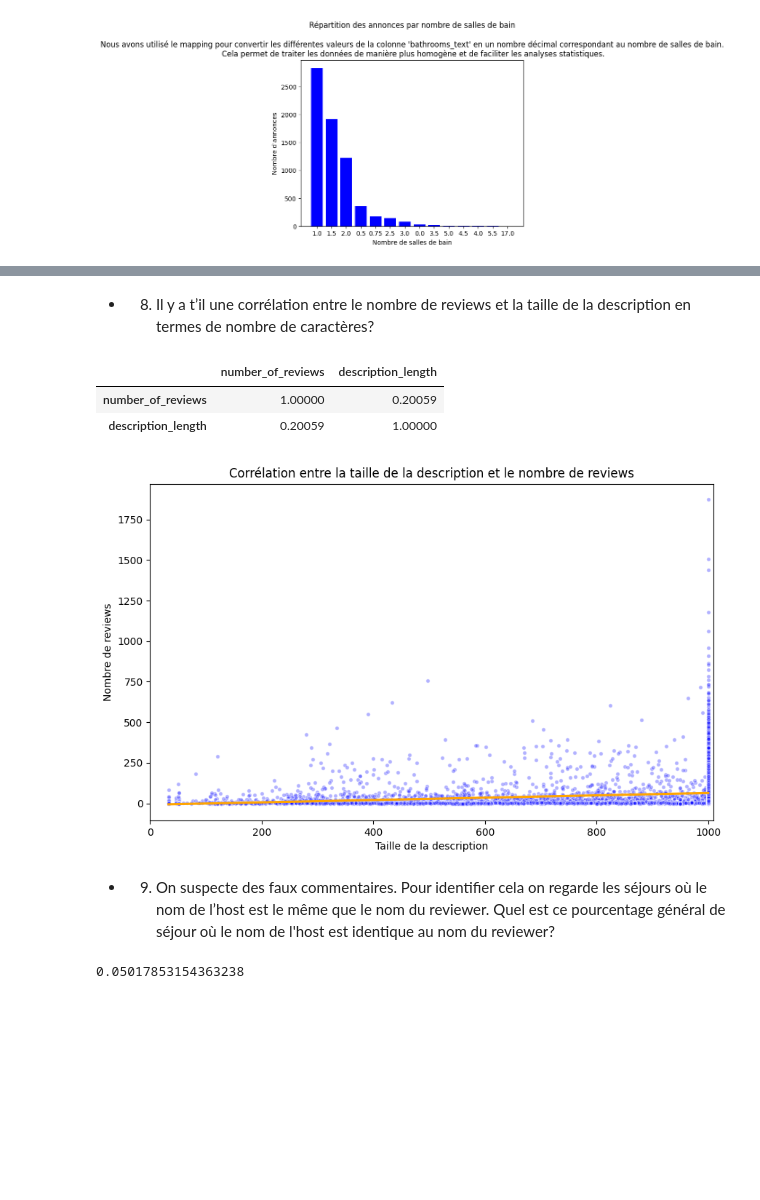
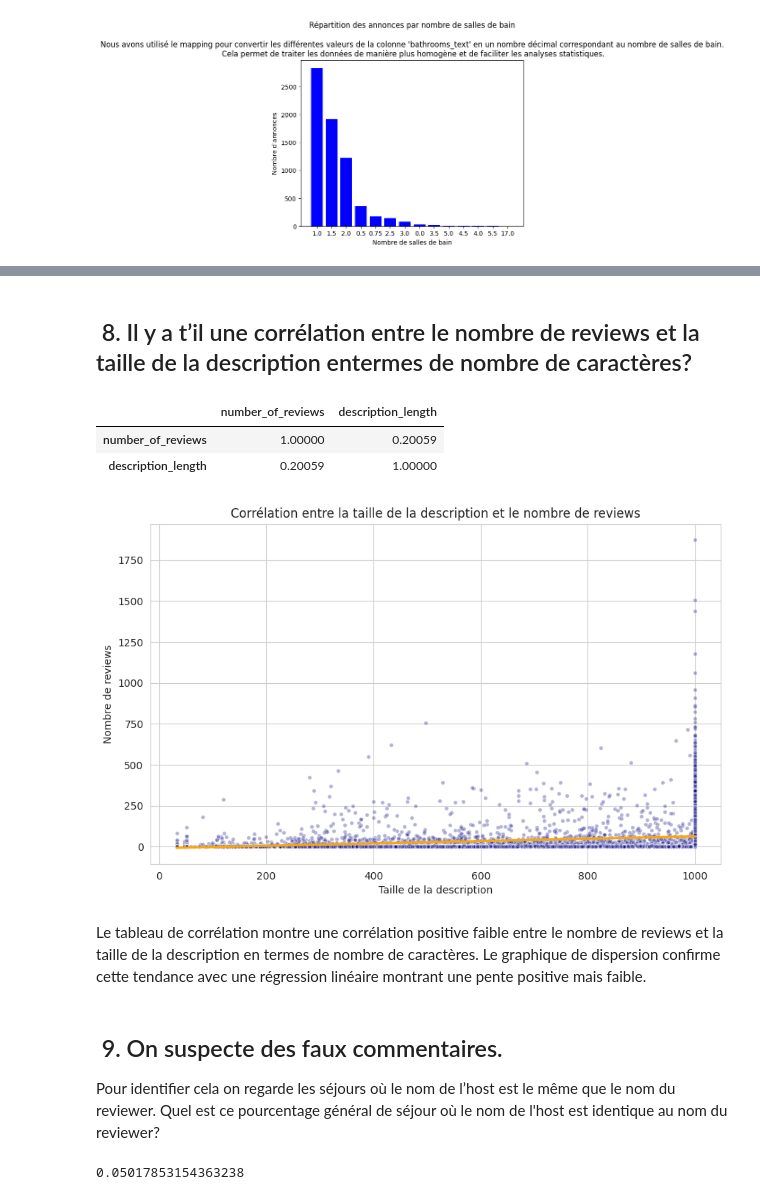
Before and after one commit to DonzerHD/Pandas-Env-Visuel, a Jupyter notebook: Pandas/TD_Pandas.ipynb, the cells around one changed output, grey strips where cells are left out. Cells and saved outputs as stored; diff of their text form; code cells hidden in the pictures; blank space fills up the shorter version.

```diff
--- a/Pandas/TD_Pandas.ipynb
+++ b/Pandas/TD_Pandas.ipynb
@@ -173,3 +188,20 @@ df_results
 | Hotel room | 23.774194 | 10.589849 |
 | Private room | 27.451613 | 13.715880 |
 | Shared room | 14.641026 | 8.904426 |
+# %%
+# Créer un graphique avec seaborn
+sns.set_style('whitegrid')
+sns.set_palette('deep')
+sns.barplot(x=df_results.index, y='moyenne d\'amenities', data=df_results)
+
+# Ajouter les barres d'erreur
+plt.errorbar(x=df_results.index, y=df_results['moyenne d\'amenities'], yerr=df_results['écart type'], fmt='none', c='black', capsize=6)
+
+# Personnaliser le graphique
+plt.title('Nombre moyen d\'amenities par type de chambre')
+plt.xlabel('Type de chambre')
+plt.ylabel('Nombre moyen d\'amenities')
+plt.xticks(rotation=45)
+
+# Afficher le graphique
+plt.show()
@@ -348,6 +413,5 @@ plt.show()
 # %% [markdown]
-- 8. Il y a t’il une corrélation entre le nombre de reviews et la taille de la description en
-termes de nombre de caractères?
+##  8. Il y a t’il une corrélation entre le nombre de reviews et la taille de la description entermes de nombre de caractères?
 # %%
 df = pd.read_csv('listings.csv')
 df['description_length'] = df['description'].str.len()
@@ -358,29 +422,28 @@ corr
 | number_of_reviews | 1.00000 | 0.20059 |
 | description_length | 0.20059 | 1.00000 |
 # %%
-# Créer une figure avec dimensions personnalisées
-plt.figure(figsize=(10, 6))
+# Création de la figure et des axes
+fig, ax = plt.subplots(figsize=(10, 6))
 
-# Créer un scatter plot avec une régression linéaire
-sns.regplot(x="description_length", y="number_of_reviews", data=df,
-            scatter_kws={'alpha':0.3, 's': 15, 'color': 'blue', 'edgecolor': 'white'},
-            x_jitter=0.2, y_jitter=0.2, fit_reg=True, color='orange',
+# Tracer le scatter plot avec une régression linéaire
+sns.regplot(x="description_length", y="number_of_reviews", data=df, ax=ax,
+            scatter_kws={'alpha':0.3, 's': 15, 'color': 'navy', 'edgecolor': 'white'},
             line_kws={'color':'orange'})
 
-# Limiter l'axe x à 1500
-plt.xlim(0, 1010)
-
 # Ajouter des labels et un titre
-plt.xlabel('Taille de la description')
-plt.ylabel('Nombre de reviews')
-plt.title('Corrélation entre la taille de la description et le nombre de reviews')
+ax.set_xlabel('Taille de la description')
+ax.set_ylabel('Nombre de reviews')
+ax.set_title('Corrélation entre la taille de la description et le nombre de reviews')
 
 # Afficher le graphique
 plt.show()
 # %% [output]
-[figure, old version]
+[figure, new version]
+# %% [markdown]
+Le tableau de corrélation montre une corrélation positive faible entre le nombre de reviews et la taille de la description en termes de nombre de caractères. Le graphique de dispersion confirme cette tendance avec une régression linéaire montrant une pente positive mais faible.
 # %% [markdown]
-- 9. On suspecte des faux commentaires. Pour identifier cela on regarde les séjours où le
+##  9. On suspecte des faux commentaires.
+Pour identifier cela on regarde les séjours où le
 nom de l’host est le même que le nom du reviewer. Quel est ce pourcentage général
 de séjour où le nom de l'host est identique au nom du reviewer?
 # %%
```
Also changed, not shown: parts of 24 cells of this notebook, 1 other file.
